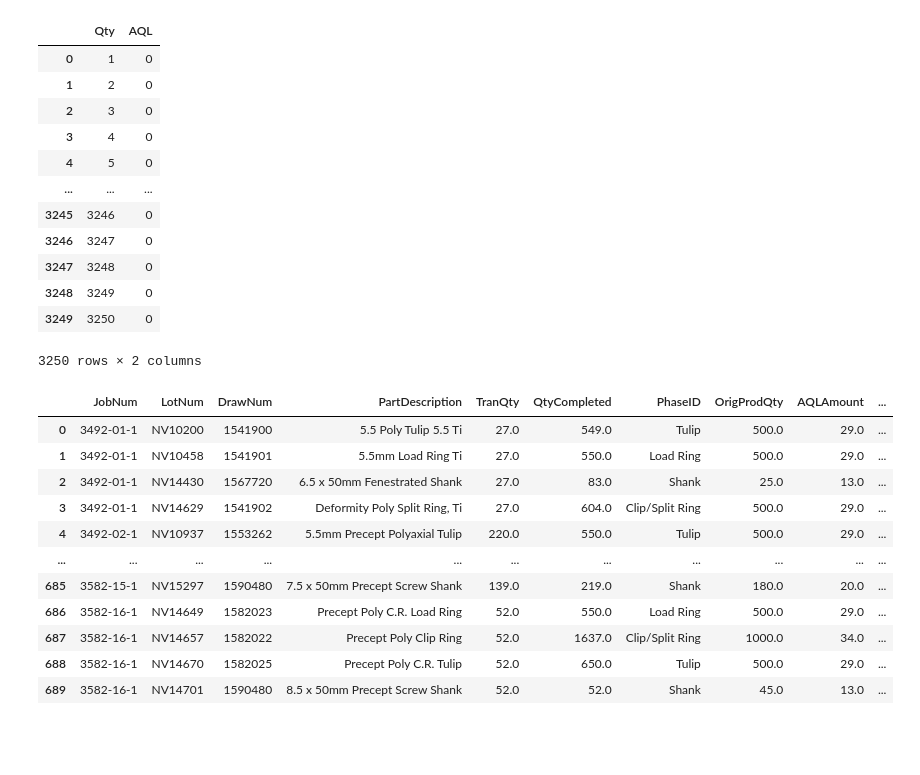
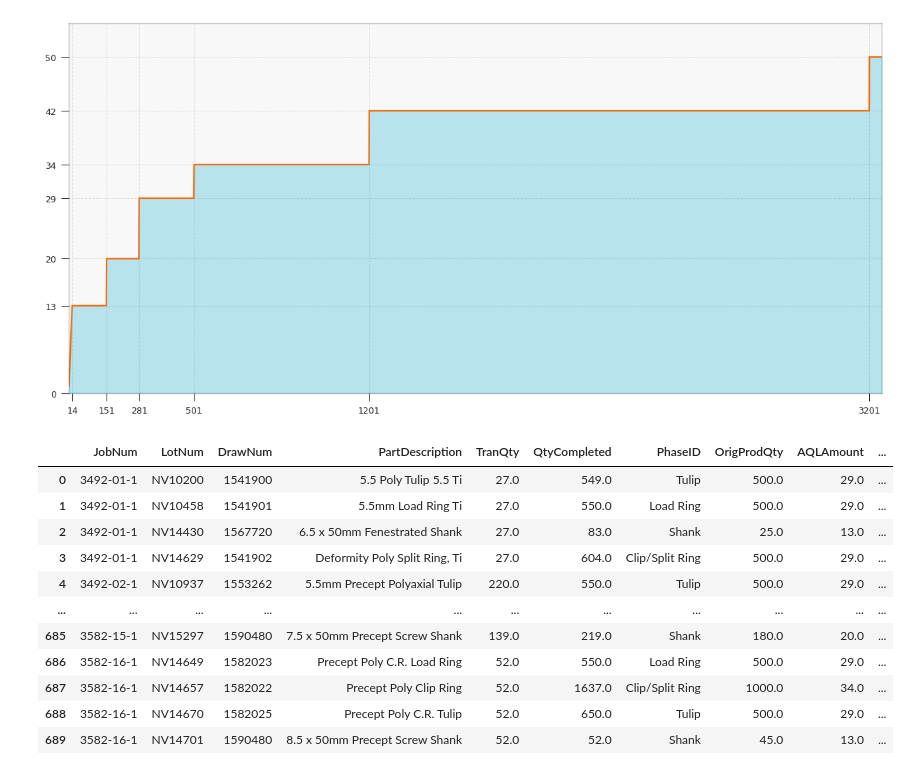
Before and after one commit to tall-geese/AQL-order-breakdown, a Jupyter notebook: notebooks/Analysis of Modular Components Impact on AQL.ipynb, the cells around one changed output. Saved outputs shown, nothing was run; the diff lists cells and outputs as text; code cells hidden in the pictures; blank space fills up the shorter version.

Commit message:
AQL chart started, need to add some labels

```diff
--- a/notebooks/Analysis of Modular Components Impact on AQL.ipynb
+++ b/notebooks/Analysis of Modular Components Impact on AQL.ipynb
@@ -6,31 +6,48 @@ import matplotlib.pyplot as plt
 import seaborn as sns #;sns.set(); sns.set_context('paper')
 import os
 from qbstyles import mpl_style
-# %%
-mpl_style(dark=False)
-
-def get_insepctions(x):
-    # https://stackoverflow.com/questions/57884270/how-to-create-a-switch-case-with-the-cases-being-intervals
-
-a = np.arange(1,3251)
-b = np.zeros(3250, dtype=np.int)
-aql_frame = pd.DataFrame({'Qty': pd.Series(a),
-                        'AQL': pd.Series(b)})
-aql_frame.apply()
-# %% [output]
-|  | Qty | AQL |
-| 0 | 1 | 0 |
-| 1 | 2 | 0 |
-| 2 | 3 | 0 |
-| 3 | 4 | 0 |
-| 4 | 5 | 0 |
-| ... | ... | ... |
-| 3245 | 3246 | 0 |
-| 3246 | 3247 | 0 |
-| 3247 | 3248 | 0 |
-| 3248 | 3249 | 0 |
-| 3249 | 3250 | 0 |
-3250 rows × 2 columns
+# %%
+mpl_style(dark=False)
+
+
+def get_inspections(x):
+    switcher = {
+        range(0,14): x['Qty'],
+        range(14,151): 13,
+        range(151,281): 20,
+        range(281,501): 29,
+        range(501,1201): 34,
+        range(1201,3201): 42,
+        range(3201,3300): 50
+    }
+    for key in switcher.keys():
+        if x['Qty'] in key:
+            x['AQL'] = switcher[key]
+    return x
+
+
+a = np.arange(1,3251)
+b = np.zeros(3250, dtype=np.int)
+aql_frame = pd.DataFrame({'Qty': pd.Series(a),
+                        'AQL': pd.Series(b)})
+aql_frame = aql_frame.apply(get_inspections, axis=1)
+
+# Plot
+fig, ax  = plt.subplots(figsize=(15,7), dpi=100)
+ax.plot(aql_frame['Qty'], aql_frame['AQL'], c='#ff6700')
+ax.fill_between(x=aql_frame['Qty'],y1=0, y2=aql_frame['AQL'], alpha=0.3, color='#22b8d3')
+
+# Decorators
+ax.xaxis.set_minor_locator(plt.NullLocator())
+ax.yaxis.set_minor_locator(plt.NullLocator())
+ax.set_xticks([14,151,281,501,1201,3201])
+ax.set_yticks([0,13,20,29,34,42,50])
+ax.set_xmargin(0)
+ax.set_ymargin(0)
+ax.set_ylim(ymin=0, ymax=55)
+ax.grid(b=True, alpha=0.1, linestyle='--', markersize='5.0')
+# %% [output]
+[figure, added]
 # %%
 
 so_df = pd.DataFrame()
```
